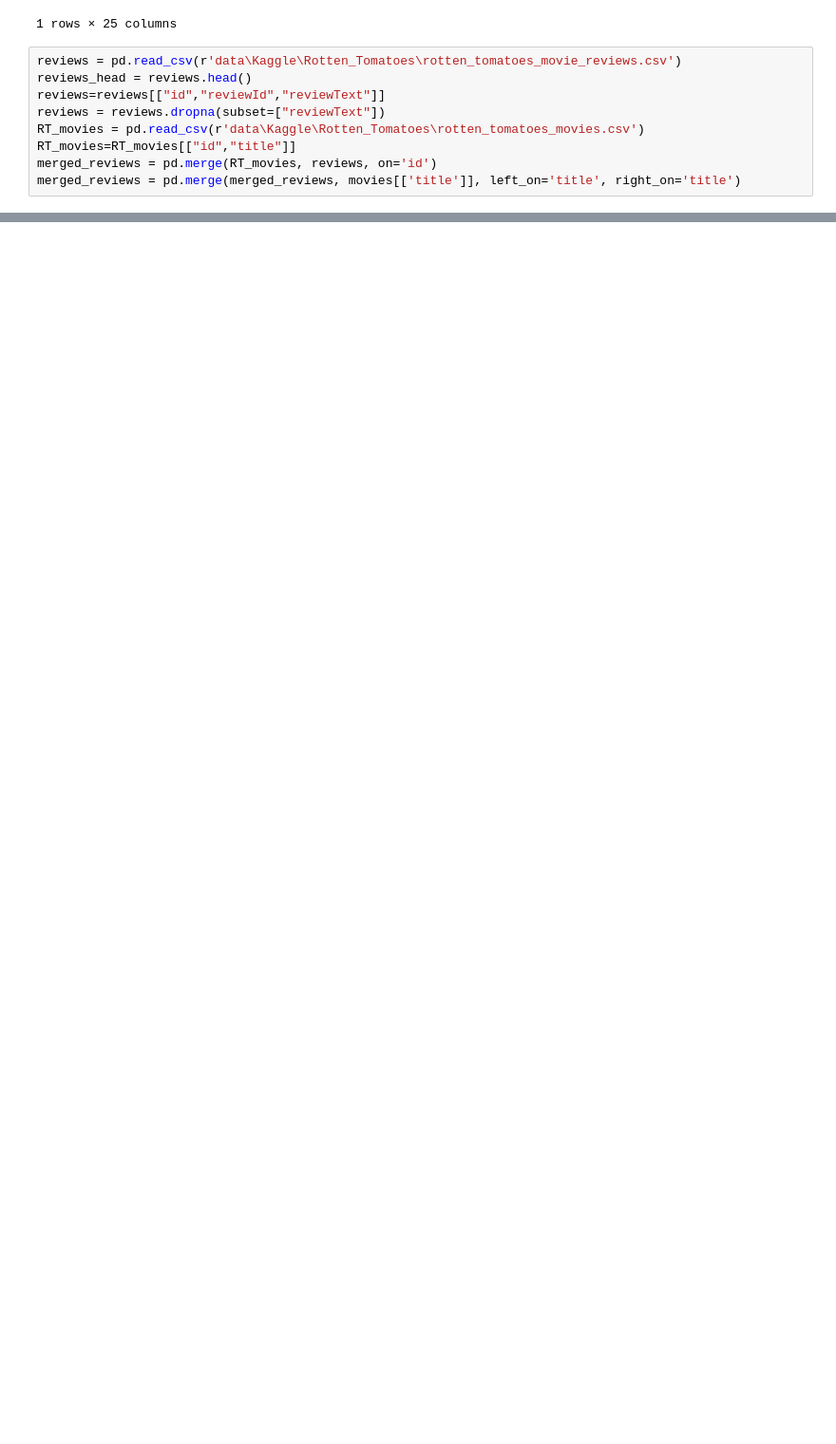
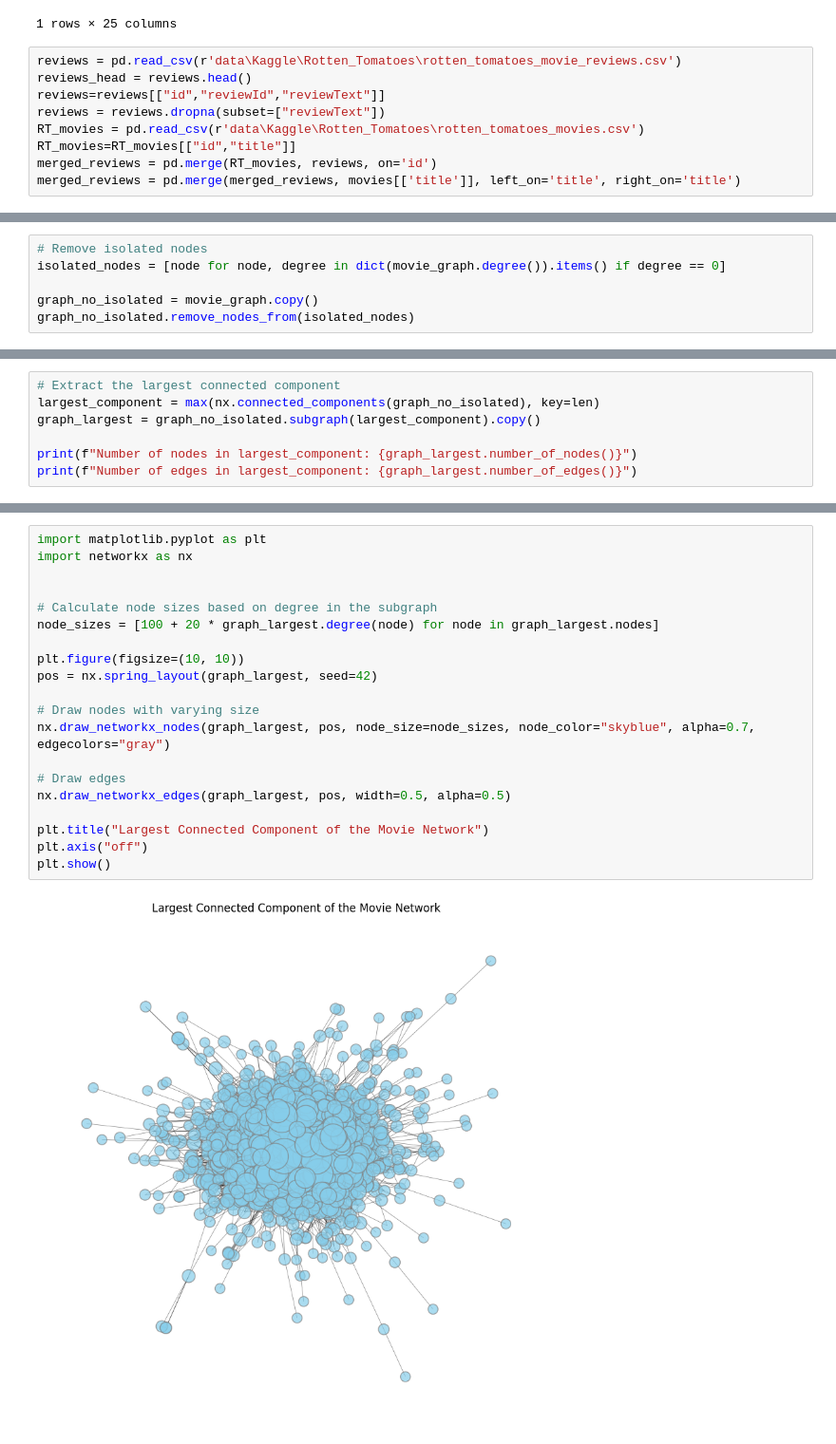
Before and after one commit to michalisdikaiopoulos/Movie-Success-And-Actor-Popularity-Correlation, a Jupyter notebook: ExtractData.ipynb, the cells around one changed output, grey strips where cells are left out. Shown: that part at 95% size. Cells and saved outputs as stored; diff of their text form; blank space fills up the shorter version.

```diff
--- a/ExtractData.ipynb
+++ b/ExtractData.ipynb
@@ -139,0 +179,6 @@ The mean number of words in reviews is 21.466581024724455 and the median is 21.0
+# %%
+# Remove isolated nodes
+isolated_nodes = [node for node, degree in dict(movie_graph.degree()).items() if degree == 0]
+
+graph_no_isolated = movie_graph.copy()
+graph_no_isolated.remove_nodes_from(isolated_nodes)
@@ -139,0 +199,7 @@ The mean number of words in reviews is 21.466581024724455 and the median is 21.0
+# %%
+# Extract the largest connected component
+largest_component = max(nx.connected_components(graph_no_isolated), key=len)
+graph_largest = graph_no_isolated.subgraph(largest_component).copy()
+
+print(f"Number of nodes in largest_component: {graph_largest.number_of_nodes()}")
+print(f"Number of edges in largest_component: {graph_largest.number_of_edges()}")
@@ -139,0 +234,22 @@ The mean number of words in reviews is 21.466581024724455 and the median is 21.0
+# %%
+import matplotlib.pyplot as plt
+import networkx as nx
+
+
+# Calculate node sizes based on degree in the subgraph
+node_sizes = [100 + 20 * graph_largest.degree(node) for node in graph_largest.nodes]
+
+plt.figure(figsize=(10, 10))
+pos = nx.spring_layout(graph_largest, seed=42)
+
+# Draw nodes with varying size
+nx.draw_networkx_nodes(graph_largest, pos, node_size=node_sizes, node_color="skyblue", alpha=0.7, edgecolors="gray")
+
+# Draw edges
+nx.draw_networkx_edges(graph_largest, pos, width=0.5, alpha=0.5)
+
+plt.title("Largest Connected Component of the Movie Network")
+plt.axis("off")
+plt.show()
+# %% [output]
+[figure, added]
```
Also changed, not shown: parts of 15 cells of this notebook.
